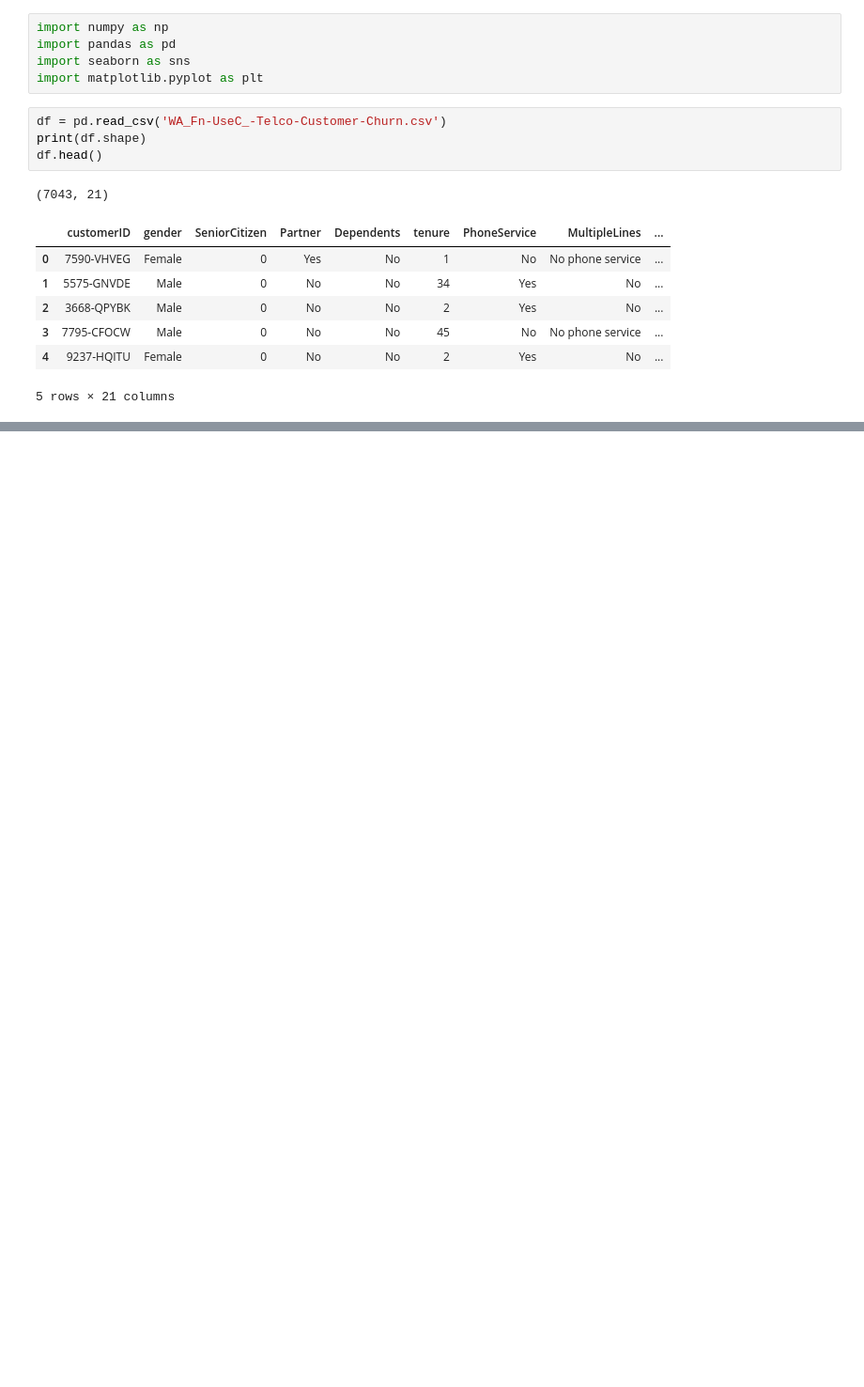
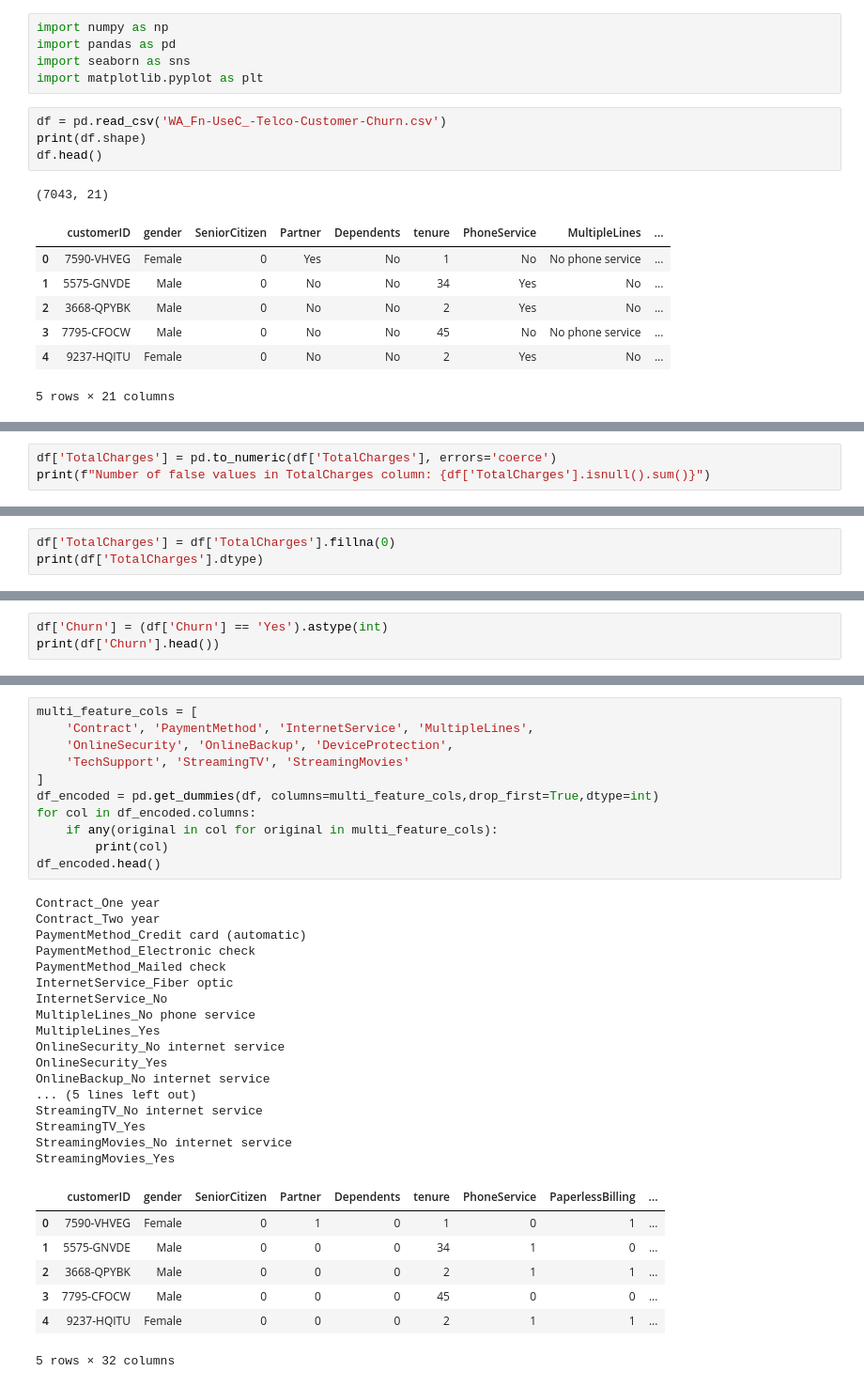
Before and after one commit to Averydo23/SSIM916-Problem-Set-1, a Jupyter notebook: data/02_Preprocessing.ipynb, the cells around one changed output, grey strips where cells are left out. Shown at 94% size. Cells and saved outputs as stored; diff of their text form; blank space fills up the shorter version.

```diff
--- a/data/02_Preprocessing.ipynb
+++ b/data/02_Preprocessing.ipynb
@@ -18,0 +82,3 @@ df.head()
+# %%
+df['TotalCharges'] = pd.to_numeric(df['TotalCharges'], errors='coerce')
+print(f"Number of false values in TotalCharges column: {df['TotalCharges'].isnull().sum()}")
@@ -18,0 +87,3 @@ df.head()
+# %%
+df['TotalCharges'] = df['TotalCharges'].fillna(0)
+print(df['TotalCharges'].dtype)
@@ -18,0 +92,3 @@ df.head()
+# %%
+df['Churn'] = (df['Churn'] == 'Yes').astype(int)
+print(df['Churn'].head())
@@ -18,0 +114,36 @@ df.head()
+# %%
+multi_feature_cols = [
+    'Contract', 'PaymentMethod', 'InternetService', 'MultipleLines',
+    'OnlineSecurity', 'OnlineBackup', 'DeviceProtection',
+    'TechSupport', 'StreamingTV', 'StreamingMovies'
+]
+df_encoded = pd.get_dummies(df, columns=multi_feature_cols,drop_first=True,dtype=int)
+for col in df_encoded.columns:
+    if any(original in col for original in multi_feature_cols):
+        print(col)
+df_encoded.head()
+# %% [output]
+Contract_One year
+Contract_Two year
+PaymentMethod_Credit card (automatic)
+PaymentMethod_Electronic check
+PaymentMethod_Mailed check
+InternetService_Fiber optic
+InternetService_No
+MultipleLines_No phone service
+MultipleLines_Yes
+OnlineSecurity_No internet service
+OnlineSecurity_Yes
+OnlineBackup_No internet service
+... (5 lines left out)
+StreamingTV_No internet service
+StreamingTV_Yes
+StreamingMovies_No internet service
+StreamingMovies_Yes
+|  | customerID | gender | SeniorCitizen | Partner | Dependents | tenure | PhoneService | PaperlessBilling | ... |
+| 0 | 7590-VHVEG | Female | 0 | 1 | 0 | 1 | 0 | 1 | ... |
+| 1 | 5575-GNVDE | Male | 0 | 0 | 0 | 34 | 1 | 0 | ... |
+| 2 | 3668-QPYBK | Male | 0 | 0 | 0 | 2 | 1 | 1 | ... |
+| 3 | 7795-CFOCW | Male | 0 | 0 | 0 | 45 | 0 | 0 | ... |
+| 4 | 9237-HQITU | Female | 0 | 0 | 0 | 2 | 1 | 1 | ... |
+5 rows × 32 columns
```
Also changed, not shown: parts of 10 cells of this notebook, 4 other files.
